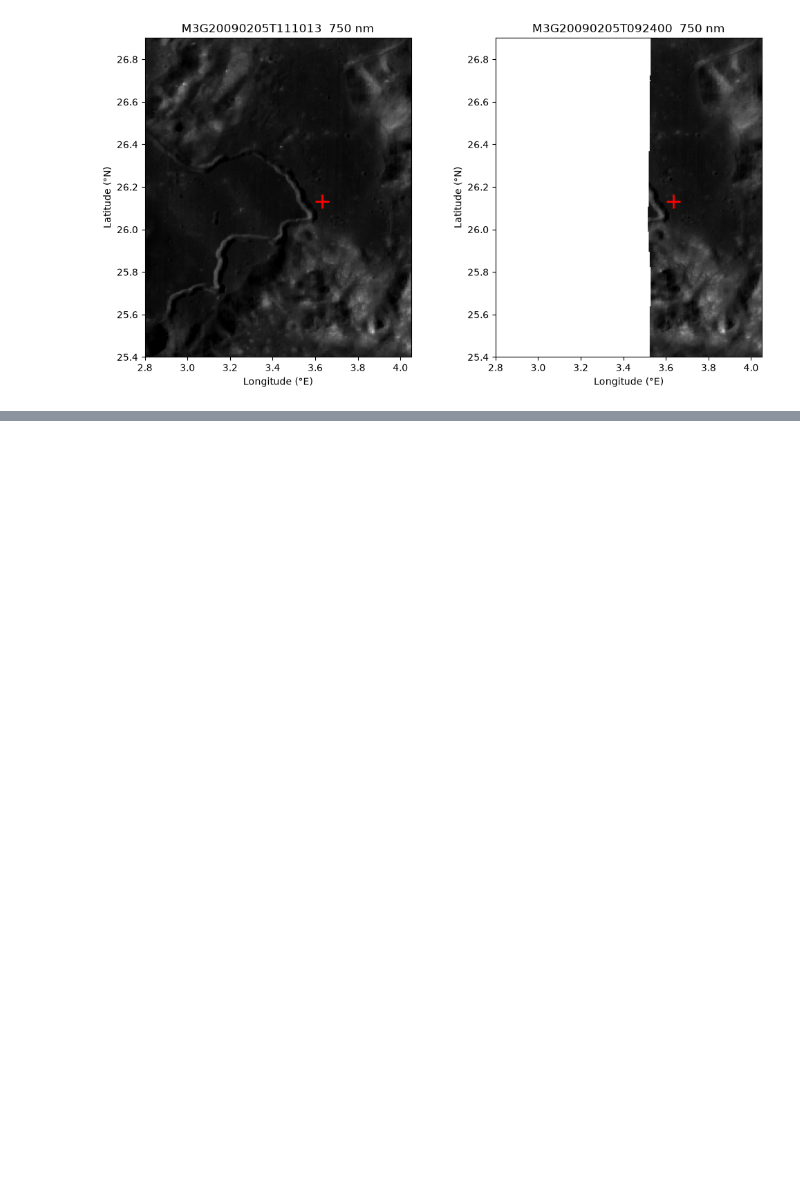
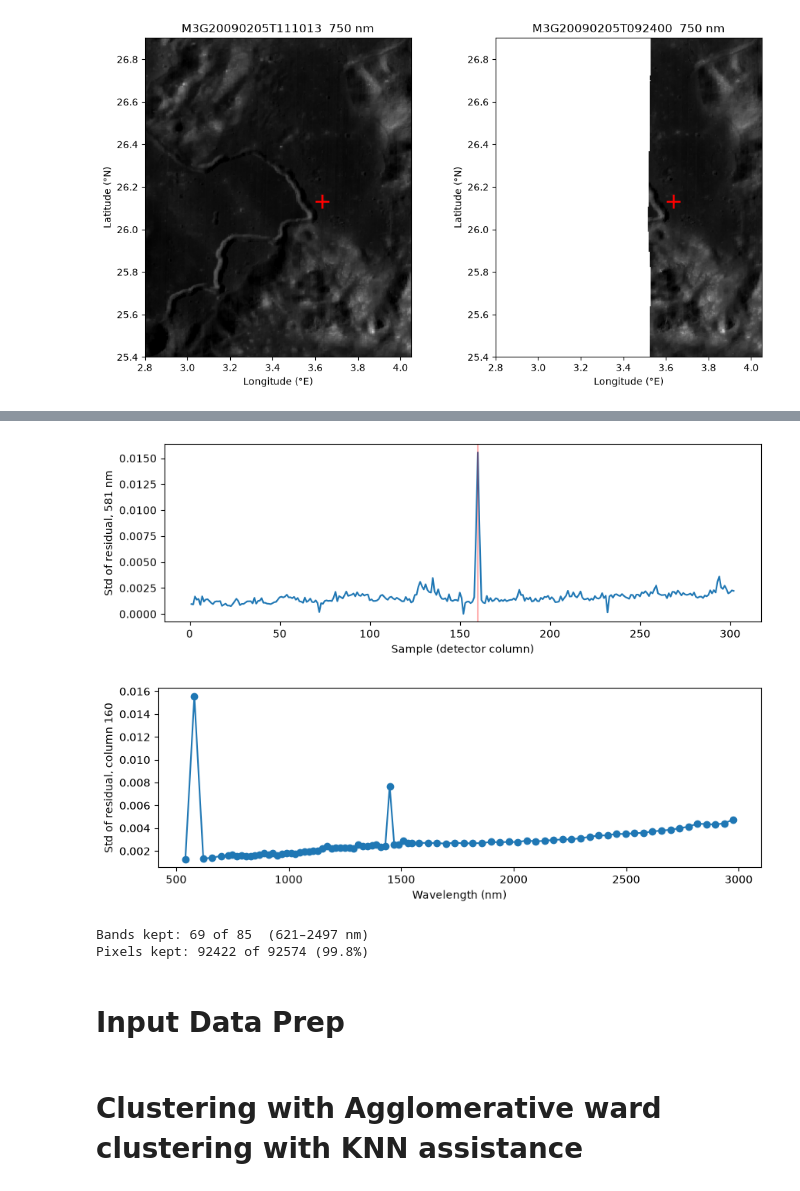
Before and after one commit to SourabhShubhamSinha/m3_spectral_clustering, a Jupyter notebook: notebooks/01_exploratory_m3_analysis.ipynb, the cells around one changed output, grey strips where cells are left out. Drawn from its saved outputs; the diff is of its cells as text; code cells hidden in the pictures; blank space fills up the shorter version.

```diff
--- a/notebooks/01_exploratory_m3_analysis.ipynb
+++ b/notebooks/01_exploratory_m3_analysis.ipynb
@@ -138,0 +240,41 @@ plt.show()
+# %%
+raw = subsets[0]["rfl"]
+c = int(neg_cols[0])
+
+# band 3: noise of every column relative to its neighbours
+resid = raw[3, :, 1:-1] - 0.5 * (raw[3, :, :-2] + raw[3, :, 2:])
+plt.figure(figsize=(10, 3))
+plt.plot(np.arange(1, raw.shape[2] - 1), np.nanstd(resid, axis=0))
+plt.axvline(c, color="r", alpha=0.3)
+plt.xlabel("Sample (detector column)"); plt.ylabel("Std of residual, 581 nm")
+plt.show()
+
+# column c: same measure for every band, to see if other wavelengths are affected
+resid_c = raw[:, :, c] - 0.5 * (raw[:, :, c - 1] + raw[:, :, c + 1])
+plt.figure(figsize=(10, 3))
+plt.plot(wl, np.nanstd(resid_c, axis=1), "o-")
+plt.xlabel("Wavelength (nm)"); plt.ylabel(f"Std of residual, column {c}")
+plt.show()
+# %% [output]
+[figure, added]
+[figure, added]
+# %%
+# 1. keep 620–2500 nm (drops empty bands 0–1, noisy 541/581 nm, and the thermal/3 µm end)
+keep = (wl >= 620) & (wl <= 2500)
+cube_c, wl_c = cube[keep].copy(), wl[keep]
+
+# 2. set physically impossible values to NaN
+cube_c[(cube_c <= 0) | (cube_c > 1)] = np.nan
+
+# 3. mask shadowed pixels and any pixel with a remaining bad band
+b_c = np.argmin(np.abs(wl_c - 750))
+mask = footprint & np.isfinite(cube_c).all(axis=0) & (cube_c[b_c] > 0.02)
+
+print(f"Bands kept: {cube_c.shape[0]} of {cube.shape[0]}  "
+      f"({wl_c[0]:.0f}–{wl_c[-1]:.0f} nm)")
+print(f"Pixels kept: {mask.sum()} of {n} ({mask.sum() / n * 100:.1f}%)")
+# %% [output]
+Bands kept: 69 of 85  (621–2497 nm)
+Pixels kept: 92422 of 92574 (99.8%)
+# %% [markdown]
+# Input Data Prep
@@ -138,0 +283,2 @@ plt.show()
+# %% [markdown]
+# Clustering with Agglomerative ward clustering with KNN assistance
```
Also changed, not shown: parts of 15 cells of this notebook.
